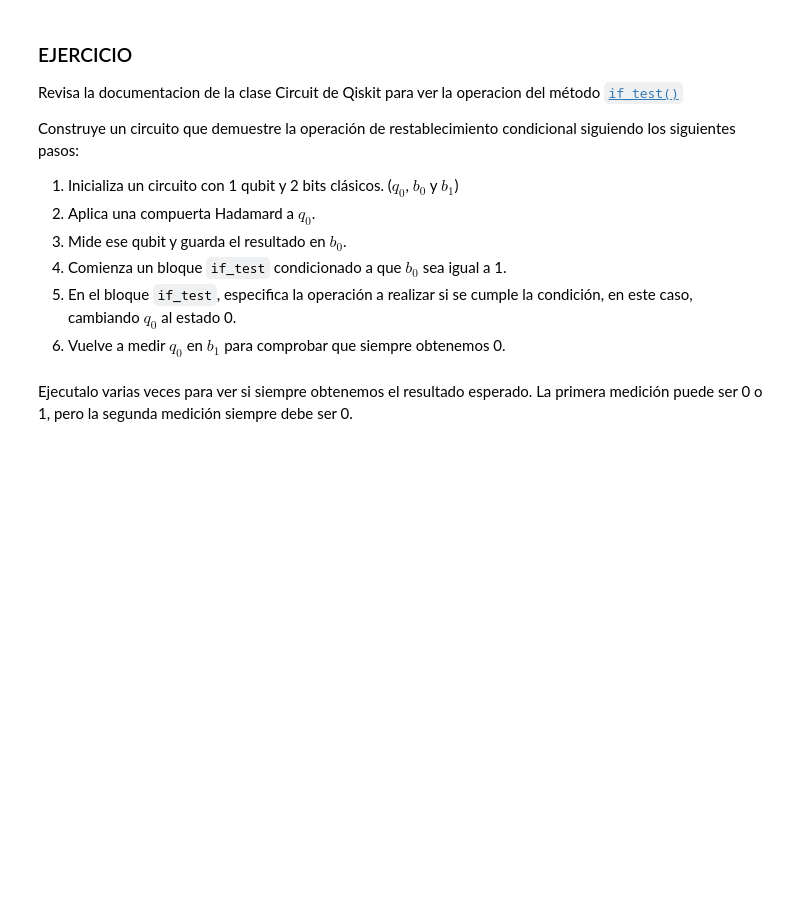
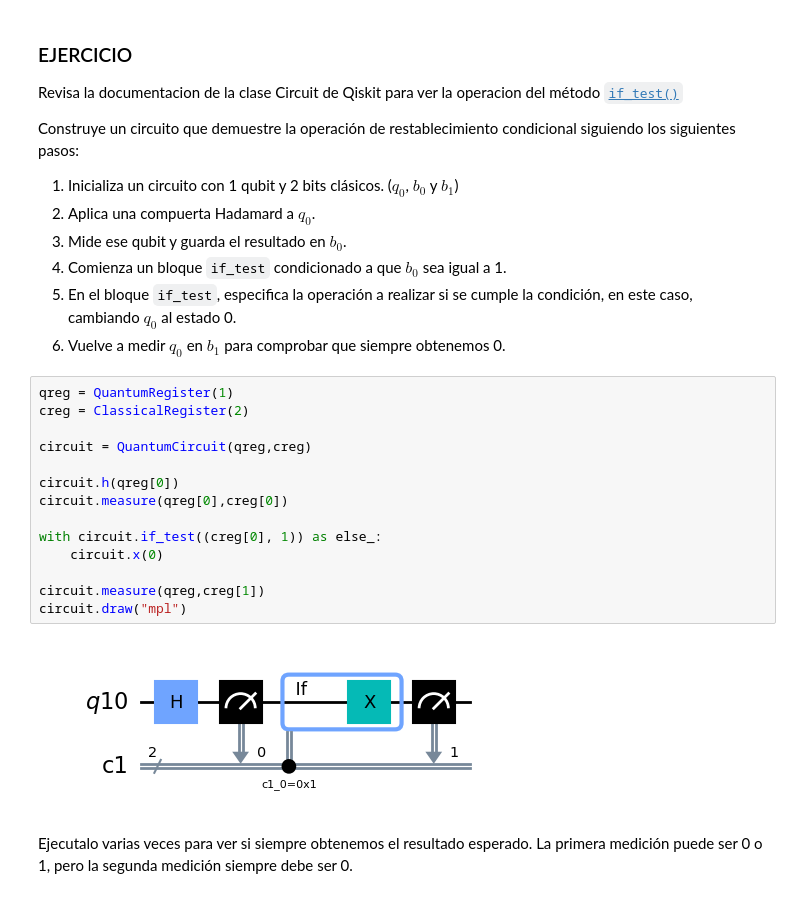
Before and after one commit to Mariomc10/AlgoritmosCuanticos, a Jupyter notebook: 02_circuitos_cuanticos.ipynb, the cells around one changed output. Drawn from its saved outputs; the diff is of its cells as text; blank space fills up the shorter version.

```diff
--- a/02_circuitos_cuanticos.ipynb
+++ b/02_circuitos_cuanticos.ipynb
@@ -538,5 +517,21 @@ Construye un circuito que demuestre la operación de restablecimiento condiciona
 4. Comienza un bloque `if_test` condicionado a que $b_{0}$ sea igual a 1.
 5. En el bloque `if_test`, especifica la operación a realizar si se cumple la condición, en este caso, cambiando $q_{0}$ al estado 0.
 6. Vuelve a medir $q_0$ en $b_{1}$ para comprobar que siempre obtenemos 0.
+# %%
+qreg = QuantumRegister(1)
+creg = ClassicalRegister(2)
+
+circuit = QuantumCircuit(qreg,creg)
+
+circuit.h(qreg[0])
+circuit.measure(qreg[0],creg[0])
+
+with circuit.if_test((creg[0], 1)) as else_:
+    circuit.x(0)
+
+circuit.measure(qreg,creg[1])
+circuit.draw("mpl")
+# %% [output]
+[figure, added]
 # %% [markdown]
 Ejecutalo varias veces para ver si siempre obtenemos el resultado esperado. La primera medición puede ser 0 o 1, pero la segunda medición siempre debe ser 0.
```
Also changed, not shown: parts of 21 cells of this notebook, 2 other files.
